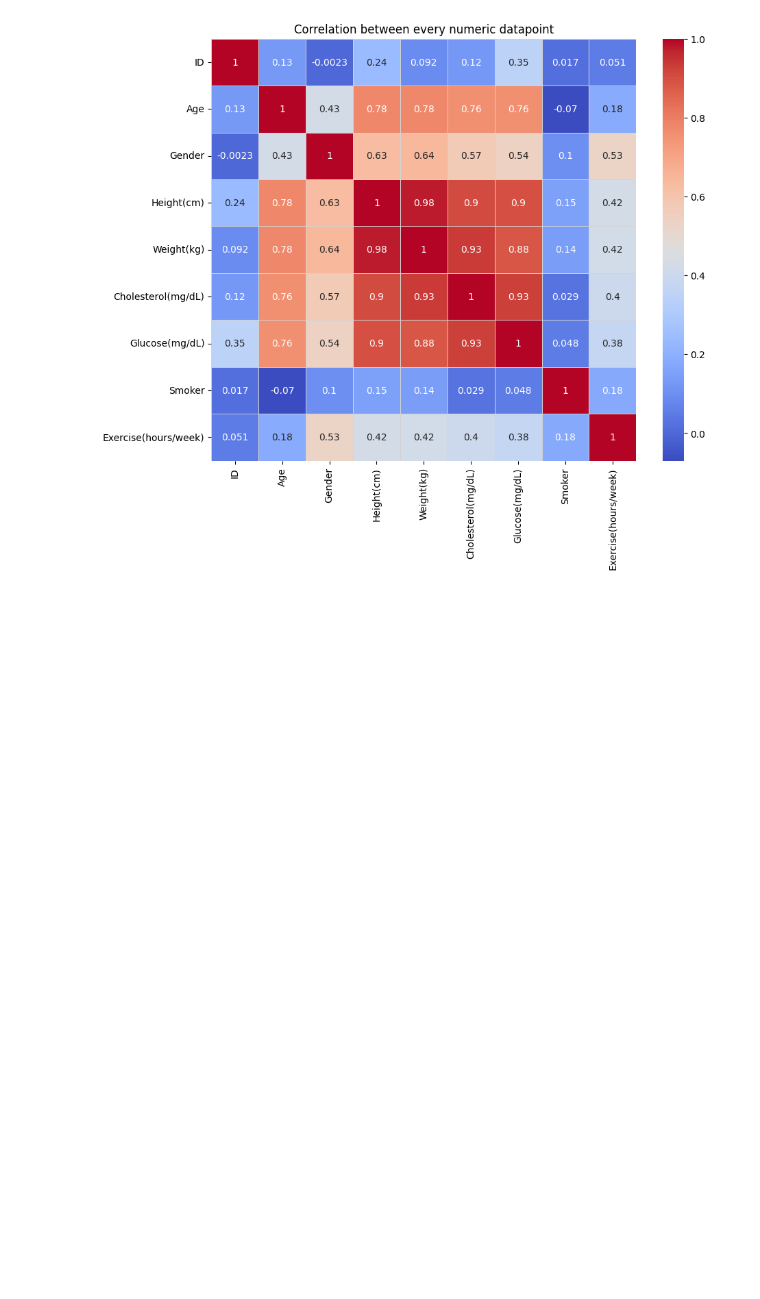
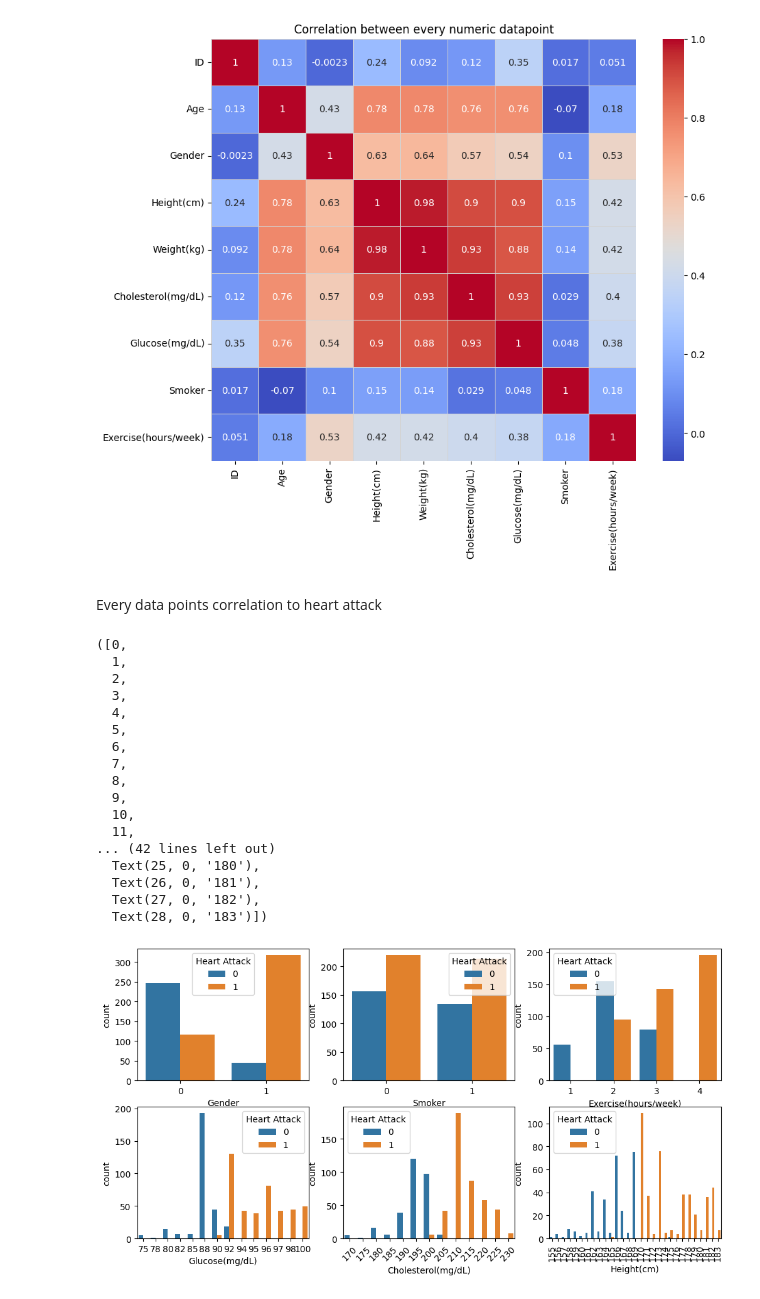
Before and after one commit to godoistvan/Heart-Health, a Jupyter notebook: hearthealth.ipynb, the cells around one changed output. Cells and saved outputs as stored; diff of their text form; code cells hidden in the pictures; blank space fills up the shorter version.

Commit message:
Visualized the correlation between data points and heart attack

```diff
--- a/hearthealth.ipynb
+++ b/hearthealth.ipynb
@@ -92,3 +92,41 @@ plt.title('Correlation between every numeric datapoint')
 plt.show()
 # %% [output]
 [figure]
+# %% [markdown]
+Every data points correlation to heart attack
+# %%
+plt.figure(figsize=(12, 6))
+plt.subplot(2, 3, 1)
+sns.countplot(x='Gender', hue='Heart Attack', data=df)
+plt.subplot(2, 3, 2)
+sns.countplot(x='Smoker', hue='Heart Attack', data=df)
+plt.subplot(2, 3, 3)
+sns.countplot(x='Exercise(hours/week)', hue='Heart Attack', data=df)
+plt.subplot(2, 3, 4)
+sns.countplot(x='Glucose(mg/dL)', hue='Heart Attack', data=df)
+plt.xticks(rotation=45)
+plt.subplot(2, 3, 5)
+sns.countplot(x='Cholesterol(mg/dL)', hue='Heart Attack', data=df)
+plt.xticks(rotation=45)
+plt.subplot(2, 3, 6)
+sns.countplot(x='Height(cm)', hue='Heart Attack', data=df)
+plt.xticks(rotation=90)
+# %% [output]
+([0,
+  1,
+  2,
+  3,
+  4,
+  5,
+  6,
+  7,
+  8,
+  9,
+  10,
+  11,
+... (42 lines left out)
+  Text(25, 0, '180'),
+  Text(26, 0, '181'),
+  Text(27, 0, '182'),
+  Text(28, 0, '183')])
+[figure, added]
```
